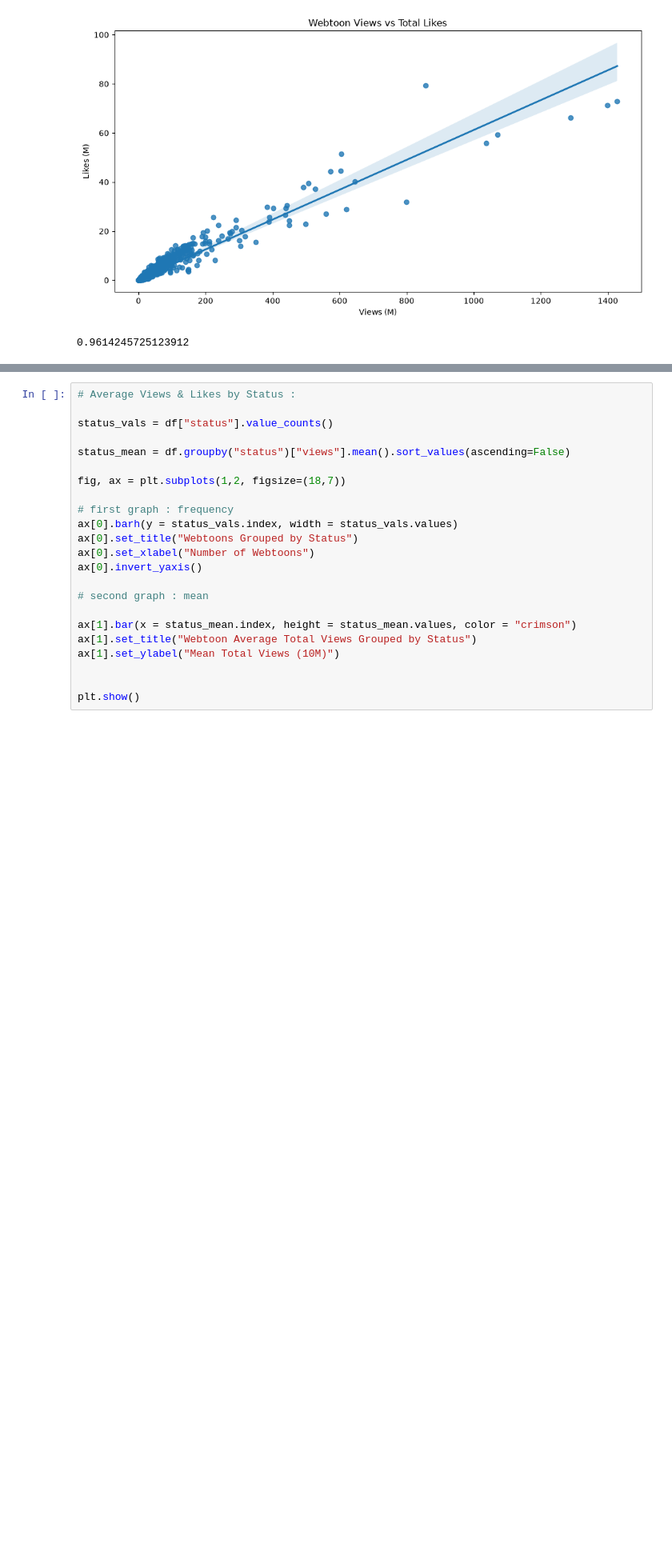
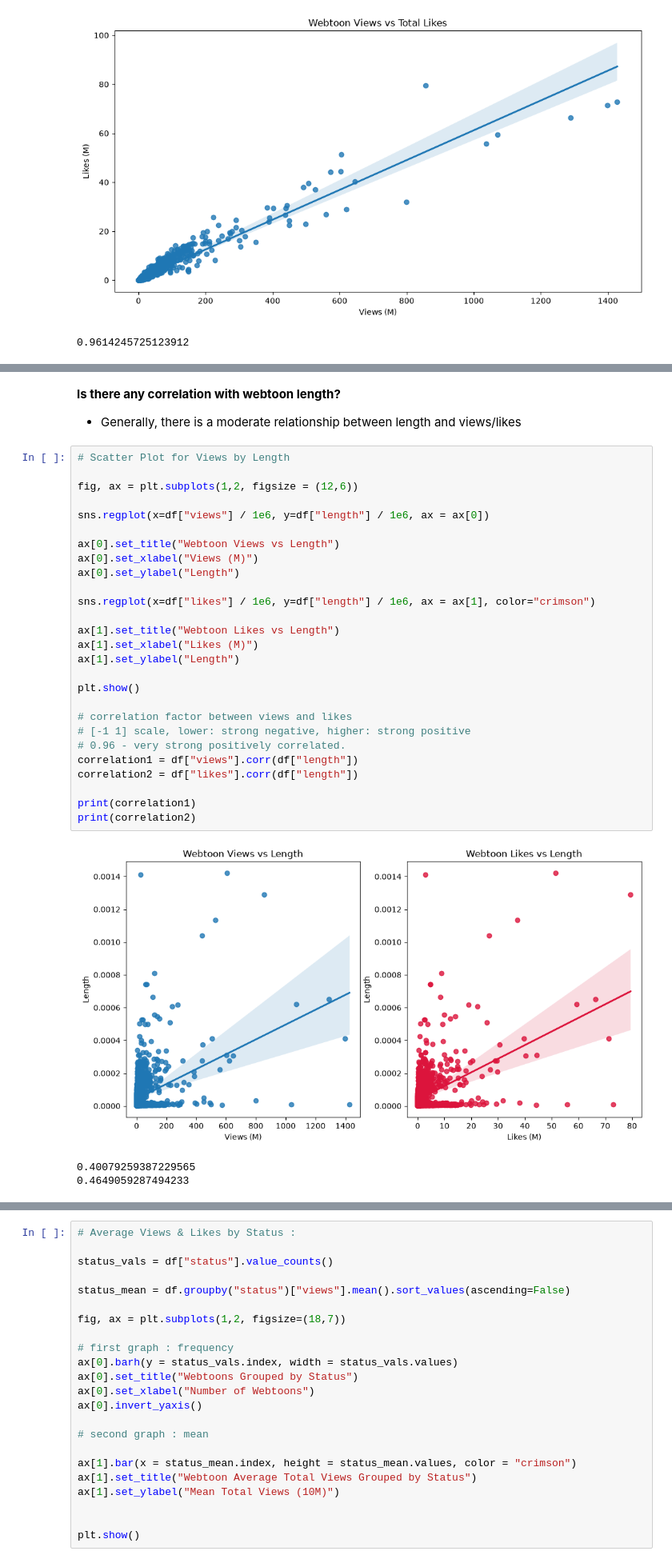
Before and after one commit to hliu325/KOR-webtoon-data, a Jupyter notebook: webtoon_analysis.ipynb, the cells around one changed output, grey strips where cells are left out. Shown at 80% size. Cells and saved outputs as stored; diff of their text form; blank space fills up the shorter version.

```diff
--- a/webtoon_analysis.ipynb
+++ b/webtoon_analysis.ipynb
@@ -339,3 +359,37 @@ print(correlation2)
 0.868353339381515
 0.8635335897564568
+# %% [markdown]
+**Is there any correlation with webtoon length?**
+- Generally, there is a moderate relationship between length and views/likes
+# %%
+# Scatter Plot for Views by Length
+
+fig, ax = plt.subplots(1,2, figsize = (12,6))
+
+sns.regplot(x=df["views"] / 1e6, y=df["length"] / 1e6, ax = ax[0])
+
+ax[0].set_title("Webtoon Views vs Length")
+ax[0].set_xlabel("Views (M)")
+ax[0].set_ylabel("Length")
+
+sns.regplot(x=df["likes"] / 1e6, y=df["length"] / 1e6, ax = ax[1], color="crimson")
+
+ax[1].set_title("Webtoon Likes vs Length")
+ax[1].set_xlabel("Likes (M)")
+ax[1].set_ylabel("Length")
+
+plt.show()
+
+# correlation factor between views and likes
+# [-1 1] scale, lower: strong negative, higher: strong positive
+# 0.96 - very strong positively correlated.
+correlation1 = df["views"].corr(df["length"])
+correlation2 = df["likes"].corr(df["length"])
+
+print(correlation1)
+print(correlation2)
+# %% [output]
+[figure, added]
+0.40079259387229565
+0.4649059287494233
 # %% [markdown]
```
Also changed, not shown: parts of 16 cells of this notebook.
